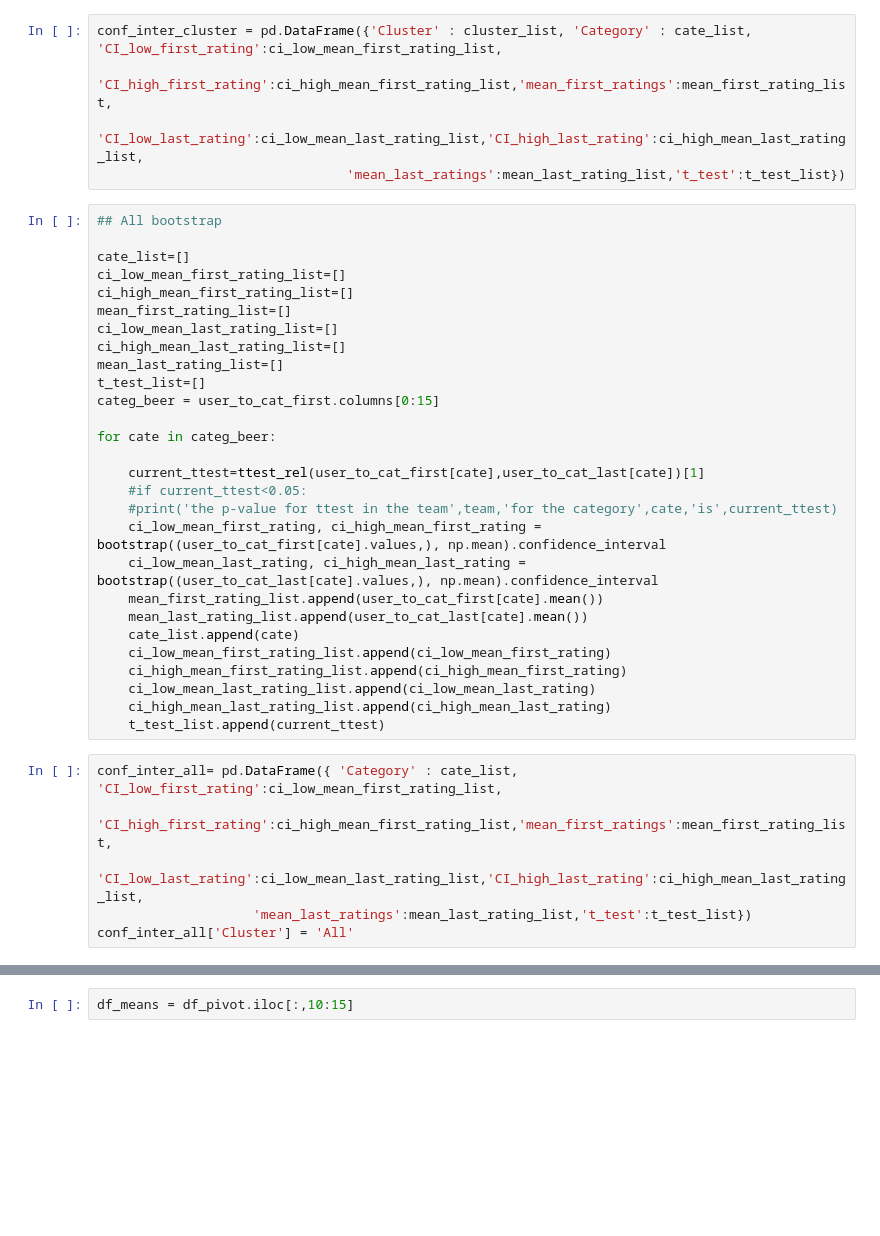
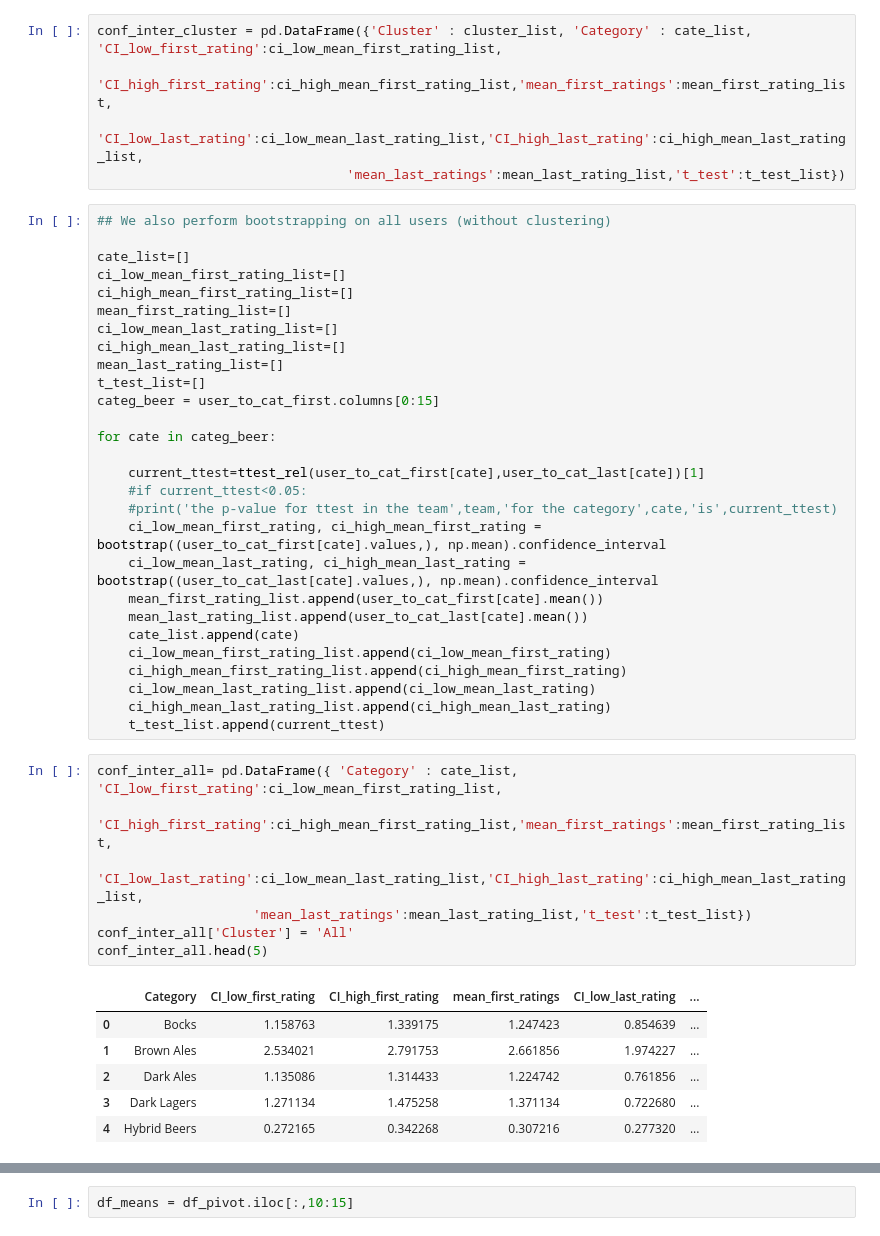
Before and after one commit to epfl-ada/ada-2022-project-radar, a Jupyter notebook: milestone3.ipynb, the cells around one changed output, grey strips where cells are left out. Drawn from its saved outputs; the diff is of its cells as text; blank space fills up the shorter version.

```diff
--- a/milestone3.ipynb
+++ b/milestone3.ipynb
@@ -700,7 +703,7 @@ conf_inter_cluster = pd.DataFrame({'Cluster' : cluster_list, 'Category' : cate_l
                                 'CI_low_last_rating':ci_low_mean_last_rating_list,'CI_high_last_rating':ci_high_mean_last_rating_list,
                                 'mean_last_ratings':mean_last_rating_list,'t_test':t_test_list})
 # %%
-## All bootstrap
+## We also perform bootstrapping on all users (without clustering)
 
 cate_list=[]
 ci_low_mean_first_rating_list=[]
@@ -730,6 +733,14 @@ for cate in categ_beer:
 # %%
 conf_inter_all= pd.DataFrame({ 'Category' : cate_list, 'CI_low_first_rating':ci_low_mean_first_rating_list,
                     'CI_high_first_rating':ci_high_mean_first_rating_list,'mean_first_ratings':mean_first_rating_list,
                     'CI_low_last_rating':ci_low_mean_last_rating_list,'CI_high_last_rating':ci_high_mean_last_rating_list,
                     'mean_last_ratings':mean_last_rating_list,'t_test':t_test_list})
 conf_inter_all['Cluster'] = 'All'
+conf_inter_all.head(5)
+# %% [output]
+|  | Category | CI_low_first_rating | CI_high_first_rating | mean_first_ratings | CI_low_last_rating | ... |
+| 0 | Bocks | 1.158763 | 1.339175 | 1.247423 | 0.854639 | ... |
+| 1 | Brown Ales | 2.534021 | 2.791753 | 2.661856 | 1.974227 | ... |
+| 2 | Dark Ales | 1.135086 | 1.314433 | 1.224742 | 0.761856 | ... |
+| 3 | Dark Lagers | 1.271134 | 1.475258 | 1.371134 | 0.722680 | ... |
+| 4 | Hybrid Beers | 0.272165 | 0.342268 | 0.307216 | 0.277320 | ... |
```
Also changed, not shown: parts of 43 cells of this notebook, 1 other file.
